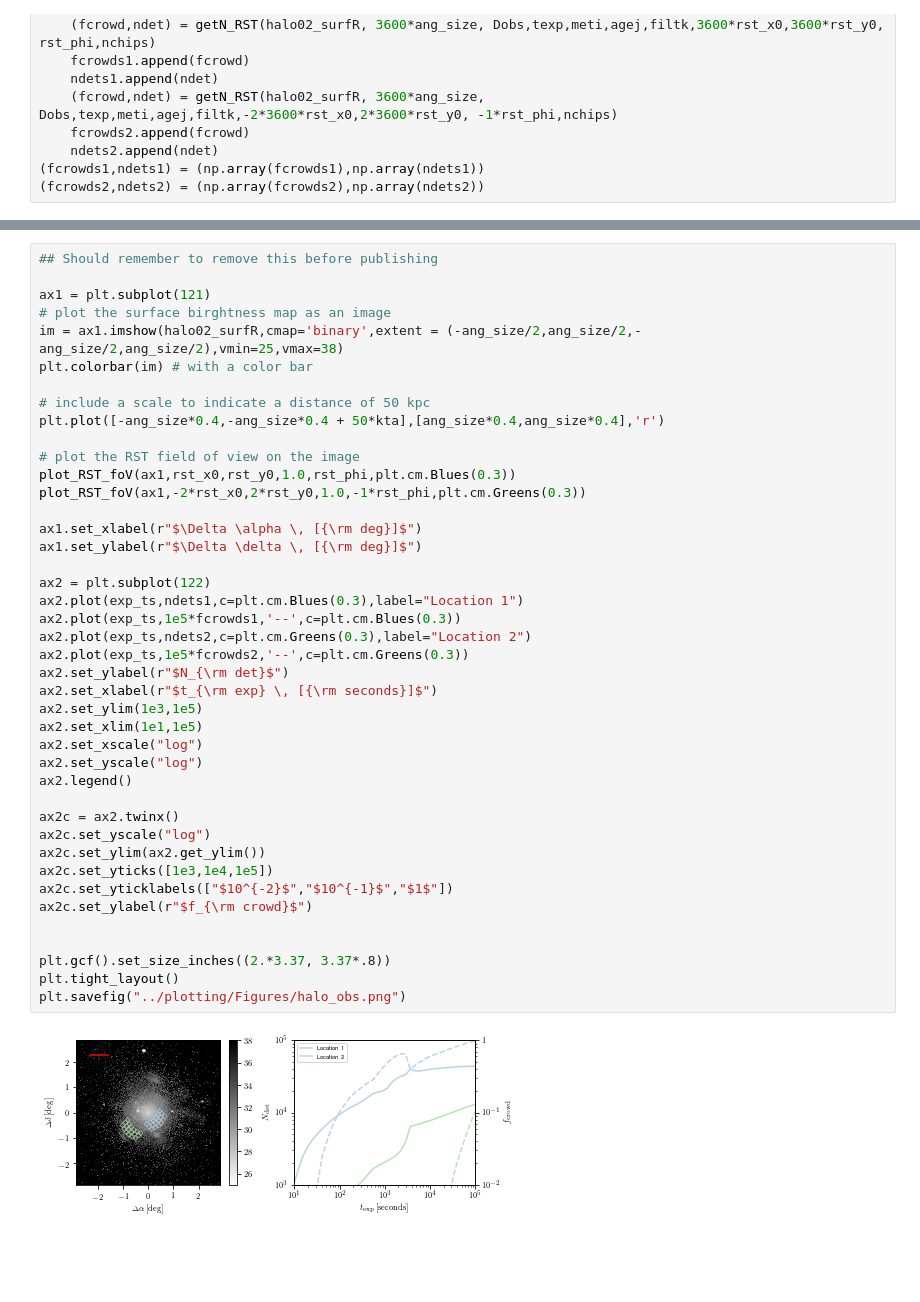
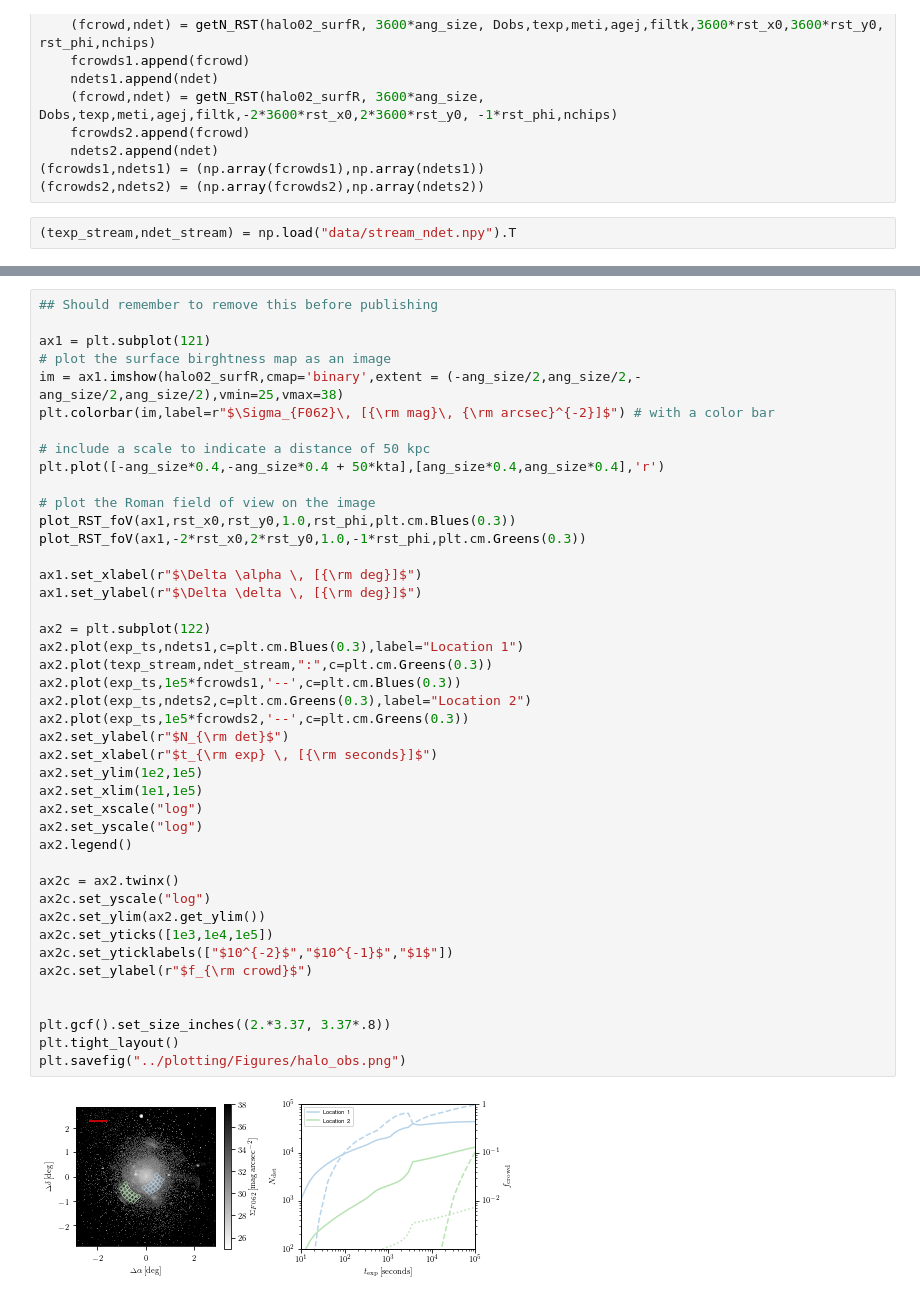
Before and after one commit to ltlancas/walter, a Jupyter notebook: observation.ipynb, the cells around one changed output, grey strips where cells are left out. Cells and saved outputs as stored; diff of their text form; blank space fills up the shorter version.

```diff
--- a/observation.ipynb
+++ b/observation.ipynb
@@ -432,6 +431,8 @@ for texp in exp_ts:
     ndets2.append(ndet)
 (fcrowds1,ndets1) = (np.array(fcrowds1),np.array(ndets1))
 (fcrowds2,ndets2) = (np.array(fcrowds2),np.array(ndets2))
+# %%
+(texp_stream,ndet_stream) = np.load("data/stream_ndet.npy").T
 # %%
 plt.plot(exp_ts,ndets1,c=plt.cm.Blues(0.3),label="Location 1")
 plt.plot(exp_ts,1e5*fcrowds1,'--',c=plt.cm.Blues(0.3))
@@ -451,41 +452,42 @@ plt.yscale("log")
 ax1 = plt.subplot(121)
 # plot the surface birghtness map as an image
 im = ax1.imshow(halo02_surfR,cmap='binary',extent = (-ang_size/2,ang_size/2,-ang_size/2,ang_size/2),vmin=25,vmax=38)
-plt.colorbar(im) # with a color bar
+plt.colorbar(im,label=r"$\Sigma_{F062}\, [{\rm mag}\, {\rm arcsec}^{-2}]$") # with a color bar
 
 # include a scale to indicate a distance of 50 kpc
 plt.plot([-ang_size*0.4,-ang_size*0.4 + 50*kta],[ang_size*0.4,ang_size*0.4],'r')
 
-# plot the RST field of view on the image
+# plot the Roman field of view on the image
 plot_RST_foV(ax1,rst_x0,rst_y0,1.0,rst_phi,plt.cm.Blues(0.3))
 plot_RST_foV(ax1,-2*rst_x0,2*rst_y0,1.0,-1*rst_phi,plt.cm.Greens(0.3))
 
 ax1.set_xlabel(r"$\Delta \alpha \, [{\rm deg}]$")
 ax1.set_ylabel(r"$\Delta \delta \, [{\rm deg}]$")
 
 ax2 = plt.subplot(122)
 ax2.plot(exp_ts,ndets1,c=plt.cm.Blues(0.3),label="Location 1")
+ax2.plot(texp_stream,ndet_stream,":",c=plt.cm.Greens(0.3))
 ax2.plot(exp_ts,1e5*fcrowds1,'--',c=plt.cm.Blues(0.3))
 ax2.plot(exp_ts,ndets2,c=plt.cm.Greens(0.3),label="Location 2")
 ax2.plot(exp_ts,1e5*fcrowds2,'--',c=plt.cm.Greens(0.3))
 ax2.set_ylabel(r"$N_{\rm det}$")
 ax2.set_xlabel(r"$t_{\rm exp} \, [{\rm seconds}]$")
-ax2.set_ylim(1e3,1e5)
+ax2.set_ylim(1e2,1e5)
 ax2.set_xlim(1e1,1e5)
 ax2.set_xscale("log")
 ax2.set_yscale("log")
 ax2.legend()
 
 ax2c = ax2.twinx()
 ax2c.set_yscale("log")
 ax2c.set_ylim(ax2.get_ylim())
 ax2c.set_yticks([1e3,1e4,1e5])
 ax2c.set_yticklabels(["$10^{-2}$","$10^{-1}$","$1$"])
 ax2c.set_ylabel(r"$f_{\rm crowd}$")
 
 
 plt.gcf().set_size_inches((2.*3.37, 3.37*.8))
 plt.tight_layout()
 plt.savefig("../plotting/Figures/halo_obs.png")
 # %% [output]
-[figure, old version]
+[figure, new version]
```
Also changed, not shown: parts of 14 cells of this notebook, 2 other files.
